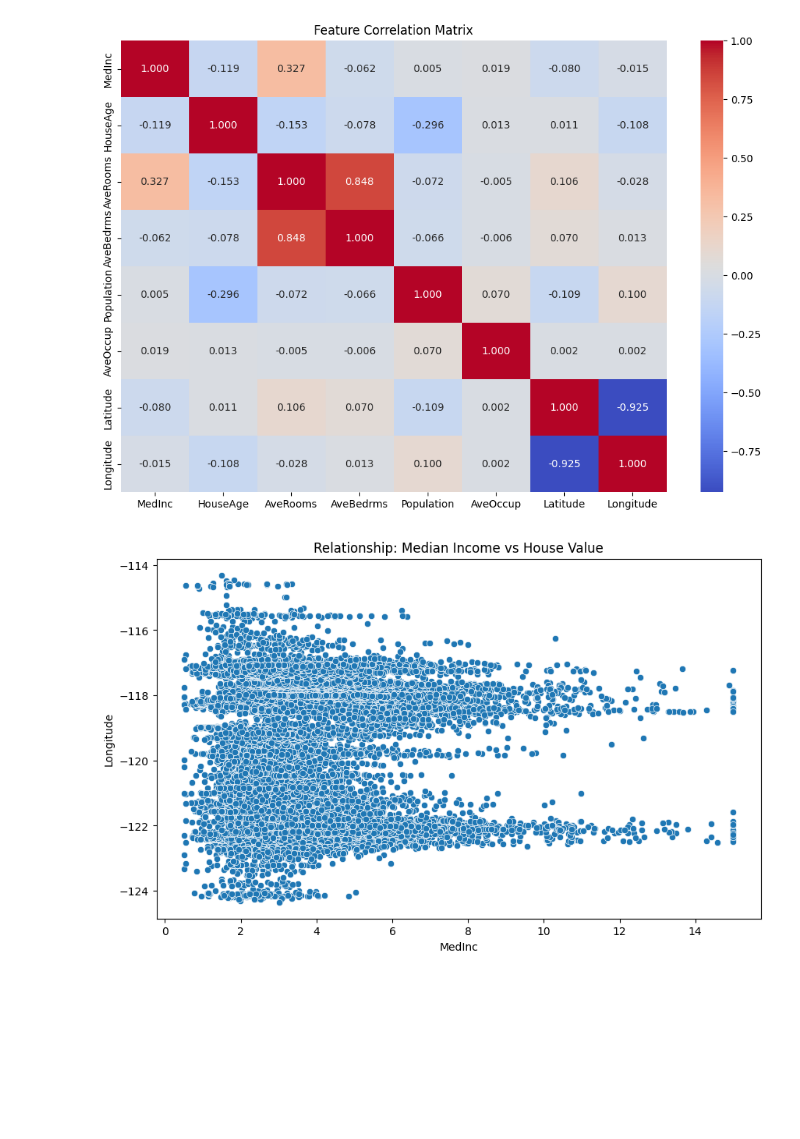
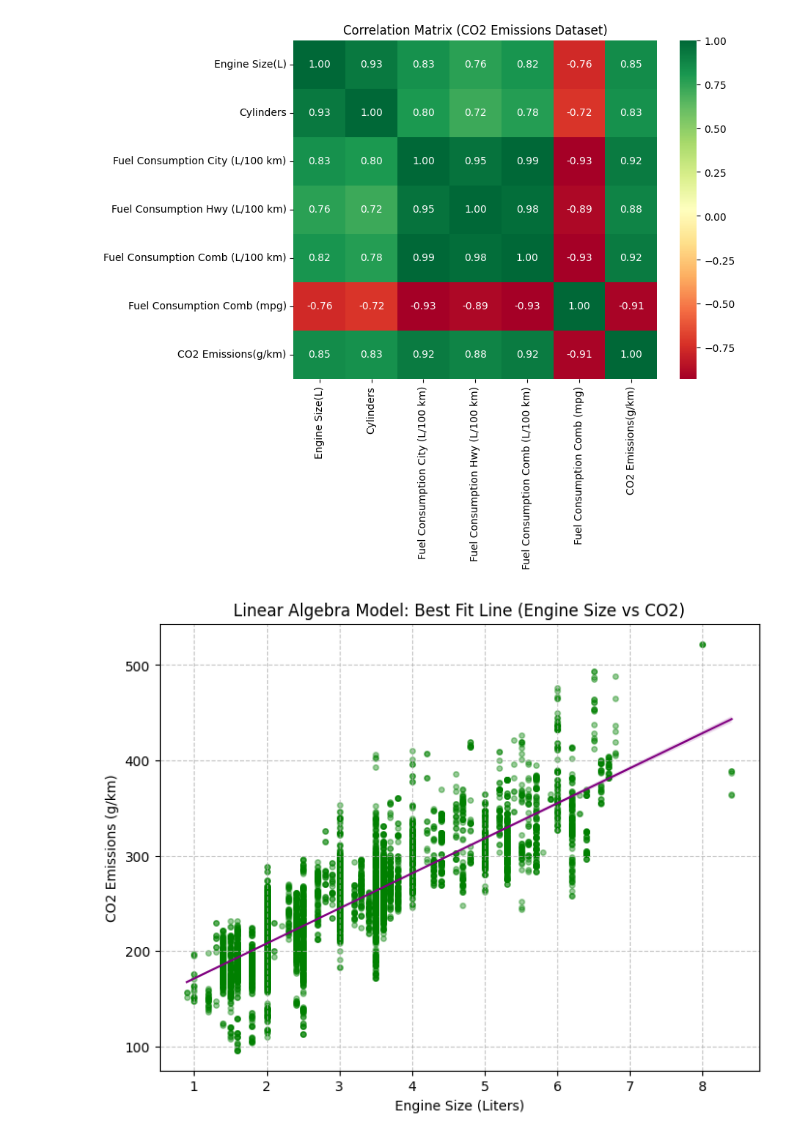
Before and after one commit to AhmedMohammedRo/Linear_Algebra_Project, a Jupyter notebook: notebooks/exploration.ipynb, the cells around one changed output. Saved outputs shown, nothing was run; the diff lists cells and outputs as text; code cells hidden in the pictures; blank space fills up the shorter version.

Commit message:
feat: Switch to CO2 dataset and enhance Linear Algebra visualizations

```diff
--- a/notebooks/exploration.ipynb
+++ b/notebooks/exploration.ipynb
@@ -1,20 +1,39 @@
 # %%
 import pandas as pd
 import seaborn as sns
 import matplotlib.pyplot as plt
+import numpy as np
 
-df = pd.read_csv('../data/california_housing.csv')
+# 1. Load Data
+df = pd.read_csv('../data/CO2_Emissions.csv')
 
-plt.figure(figsize=(12, 8))
-sns.heatmap(df.corr(), annot=True, cmap='coolwarm', fmt=".2f")
-plt.title('Feature Correlation Matrix')
+# Drop text columns for the correlation map
+numeric_df = df.select_dtypes(include=[np.number])
+
+# 2. Correlation Matrix
+plt.figure(figsize=(8, 6))
+sns.heatmap(numeric_df.corr(), annot=True, cmap='RdYlGn', fmt=".2f")
+plt.title('Correlation Matrix (CO2 Emissions Dataset)')
 plt.show()
 
+# ==========================================
+# 3. Linear Regression Plot: Engine Size vs CO2 Emissions
+# ==========================================
+plt.figure(figsize=(8, 6))
 
-plt.figure(figsize=(10, 6))
-sns.scatterplot(data=df, x='MedInc', y=df.columns[-1])
-plt.title('Relationship: Median Income vs House Value')
+sns.regplot(
+    data=df,
+    x='Engine Size(L)',
+    y='CO2 Emissions(g/km)',
+    scatter_kws={'alpha': 0.4, 'color': 'green', 's': 15}, #Points
+    line_kws={'color': 'purple', 'linewidth': 1.5}    #Line
+)
+
+plt.title('Linear Algebra Model: Best Fit Line (Engine Size vs CO2)')
+plt.xlabel('Engine Size (Liters)')
+plt.ylabel('CO2 Emissions (g/km)')
+plt.grid(True, linestyle='--', alpha=0.7)
 plt.show()
 # %% [output]
-[figure, old version]
+[figure, new version]
-[figure, old version]
+[figure, new version]
```
Also changed, not shown: 3 other files.
